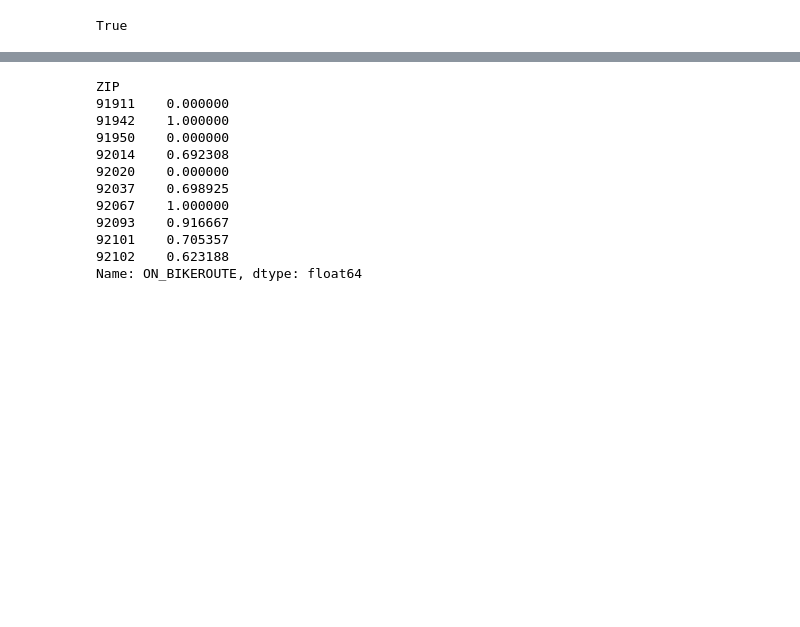
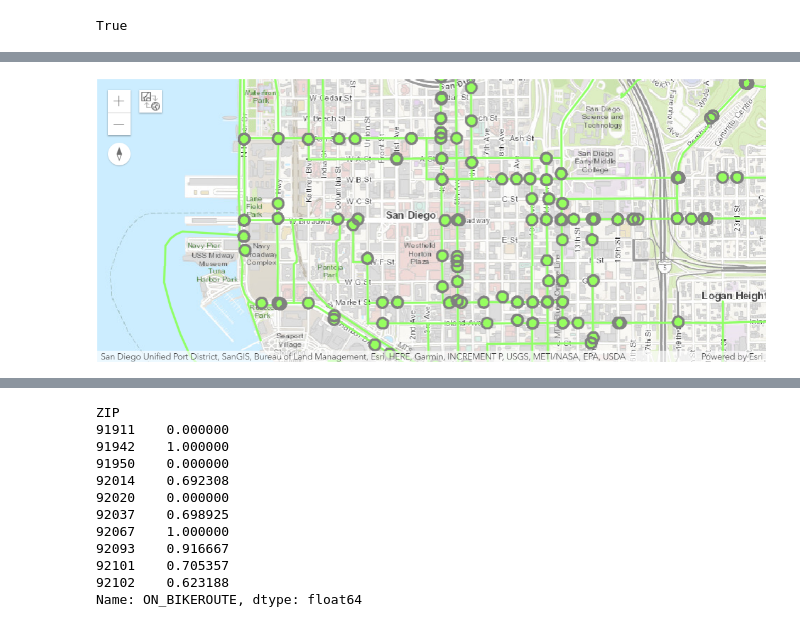
Before and after one commit to dliu9999/San-Diego-Bike-Collisions, a Jupyter notebook: bike_collisions.ipynb, the cells around one changed output, grey strips where cells are left out. Cells and saved outputs as stored; diff of their text form; code cells hidden in the pictures; blank space fills up the shorter version.

Commit message:
attempt image fix

```diff
--- a/bike_collisions.ipynb
+++ b/bike_collisions.ipynb
@@ -123,4 +125,8 @@ test
 # %% [output]
 MapView(layout=Layout(height='400px', width='100%'), zoom=15.0)
 [interactive output not drawn]
+# %%
+display.Image('images/1.png')
+# %% [output]
+[figure, added]
 # %% [markdown]
```
Also changed, not shown: parts of 2 cells of this notebook.
